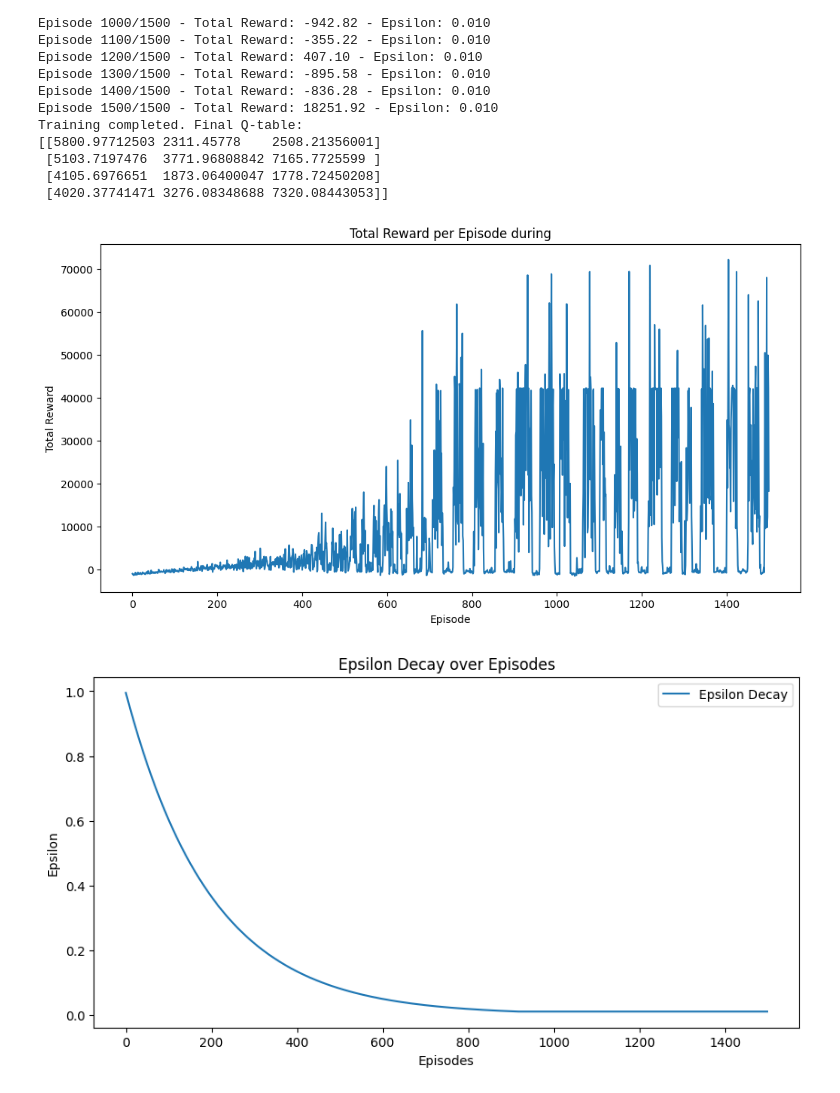
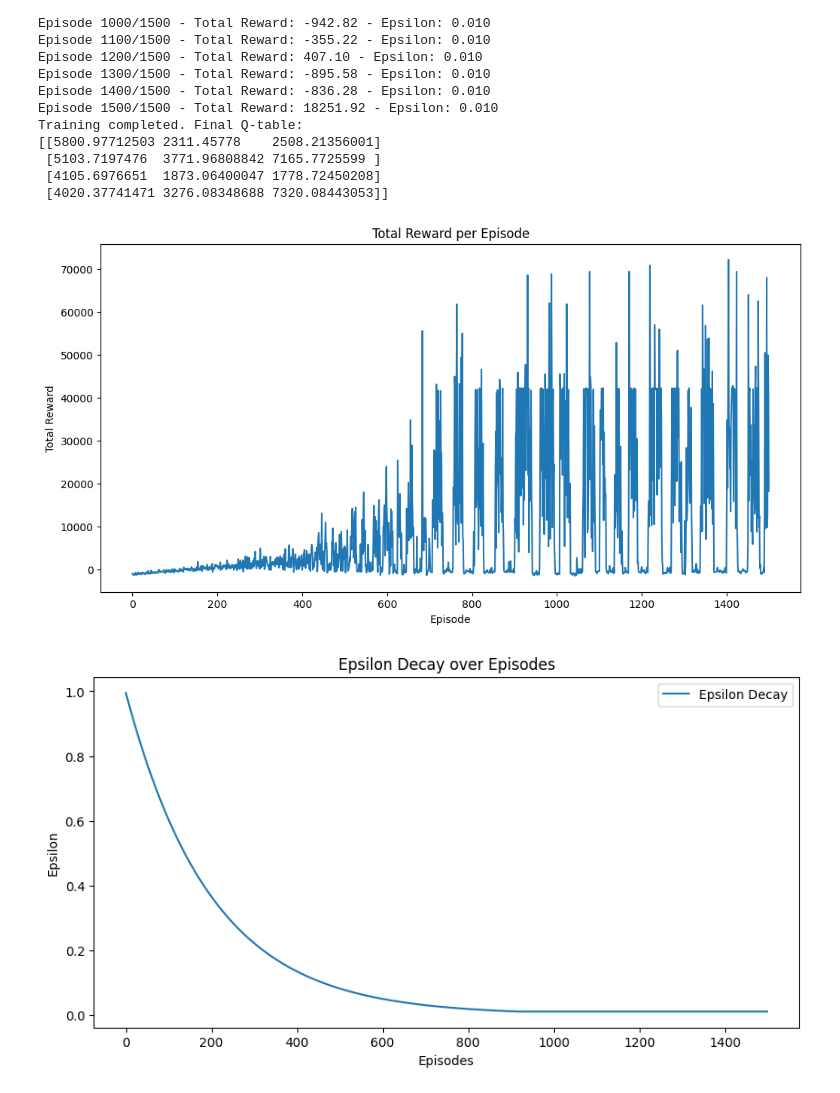
Before and after one commit to shishirhebbar1/RL_assignment1, a Jupyter notebook: spring25_rl_assignment1_part3.ipynb, the cells around one changed output. Saved outputs shown, nothing was run; the diff lists cells and outputs as text; code cells hidden in the pictures.

```diff
--- a/spring25_rl_assignment1_part3.ipynb
+++ b/spring25_rl_assignment1_part3.ipynb
@@ -438,12 +438,12 @@ Training completed. Final Q-table:
 # %%
 plt.figure(figsize=(12, 6))
 plt.plot(episode_rewards)
-plt.title("Total Reward per Episode during")
+plt.title("Total Reward per Episode")
 plt.xlabel("Episode")
 plt.ylabel("Total Reward")
 plt.show()
 # %% [output]
-[figure, old version]
+[figure, new version]
 # %%
 plt.figure(figsize=(10, 5))
 plt.plot(epsilon_values, label='Epsilon Decay')
```
Also changed, not shown: 3 other files.
